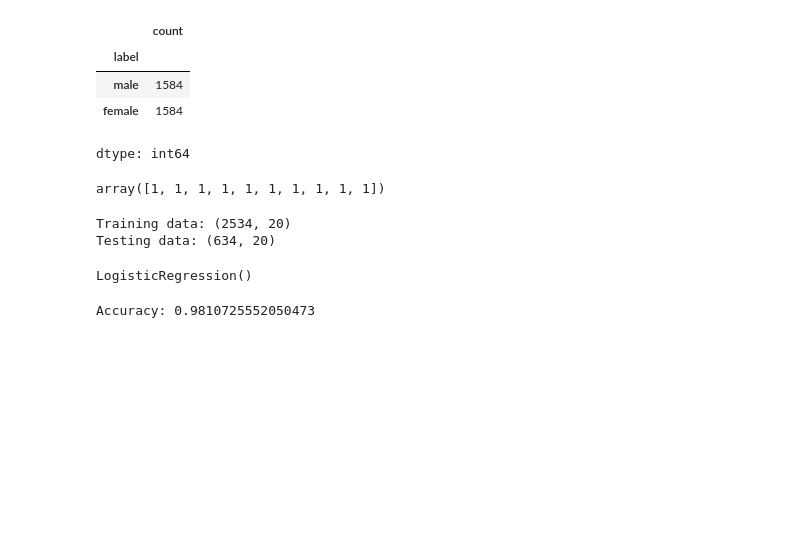
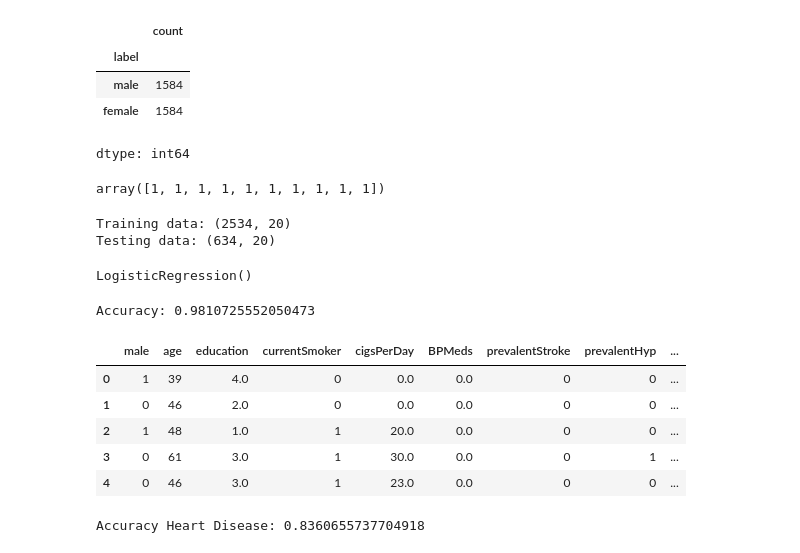
Before and after one commit to triaanandafh/Mk_Data-Mining, a Jupyter notebook: Logistic_regression.ipynb, the cells around one changed output. Drawn from its saved outputs; the diff is of its cells as text; code cells hidden in the pictures; blank space fills up the shorter version.

Commit message:
submit tugas praktikum

```diff
--- a/Logistic_regression.ipynb
+++ b/Logistic_regression.ipynb
@@ -109,3 +109,38 @@ accuracy = accuracy_score(y_test, y_pred)
 print("Accuracy:", accuracy)
 # %% [output]
 Accuracy: 0.9810725552050473
+# %%
+# TUGAS PRAKTIKUM 1
+df_hd = pd.read_csv('/content/drive/MyDrive/Kuliah/Data-mining/framingham.csv')
+df_hd.head()
+# %% [output]
+|  | male | age | education | currentSmoker | cigsPerDay | BPMeds | prevalentStroke | prevalentHyp | ... |
+| 0 | 1 | 39 | 4.0 | 0 | 0.0 | 0.0 | 0 | 0 | ... |
+| 1 | 0 | 46 | 2.0 | 0 | 0.0 | 0.0 | 0 | 0 | ... |
+| 2 | 1 | 48 | 1.0 | 1 | 20.0 | 0.0 | 0 | 0 | ... |
+| 3 | 0 | 61 | 3.0 | 1 | 30.0 | 0.0 | 0 | 1 | ... |
+| 4 | 0 | 46 | 3.0 | 1 | 23.0 | 0.0 | 0 | 0 | ... |
+# %%
+# data cleaning
+df_hd = df_hd.dropna()
+
+# Pisahkan Fitur dan Label
+X_h = df_hd.drop('TenYearCHD', axis=1)
+y_h = df_hd['TenYearCHD']
+
+# Normalisasi (StandardScaler)
+scaler = StandardScaler()
+X_h = scaler.fit_transform(X_h)
+
+# Split Data (80:20)
+X_train_h, X_test_h, y_train_h, y_test_h = train_test_split(X_h, y_h, test_size=0.2, random_state=42)
+
+# Bangun Model & Prediksi
+model_h = LogisticRegression()
+model_h.fit(X_train_h, y_train_h)
+y_pred_h = model_h.predict(X_test_h)
+
+# Hitung Akurasi
+print("Accuracy Heart Disease:", accuracy_score(y_test_h, y_pred_h))
+# %% [output]
+Accuracy Heart Disease: 0.8360655737704918
```
Also changed, not shown: parts of 4 cells of this notebook.
